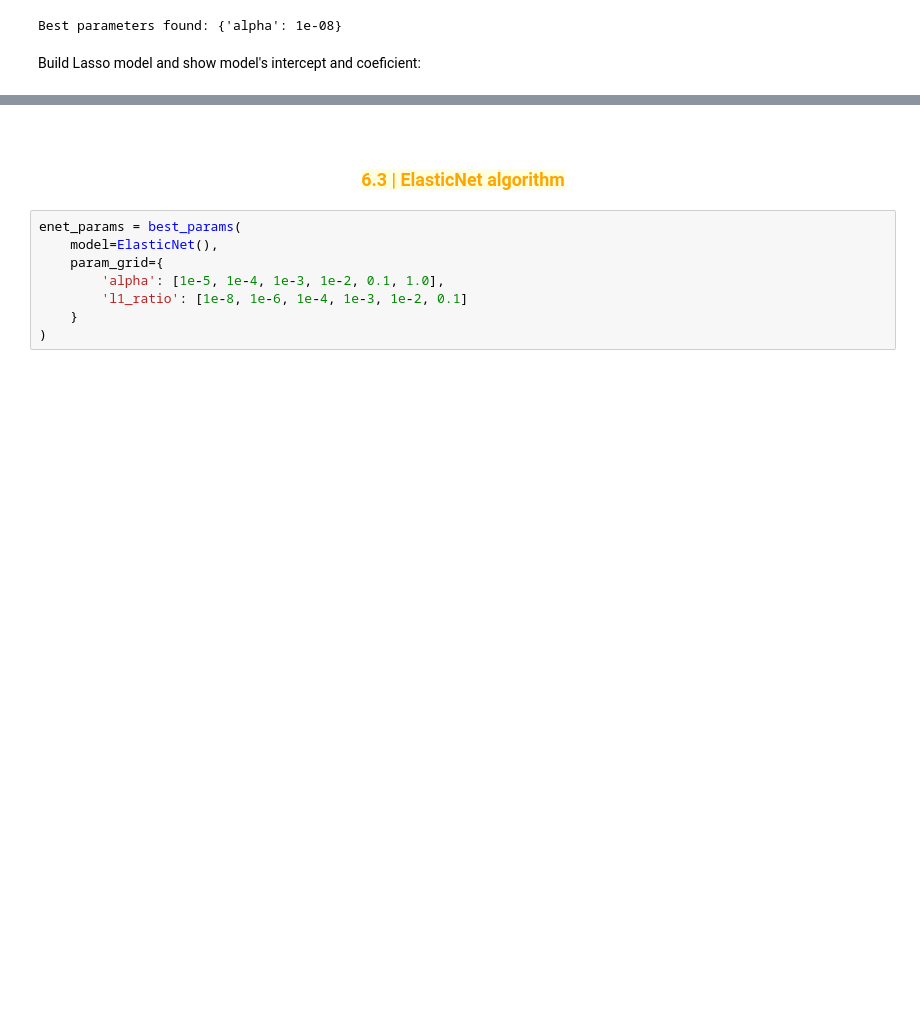
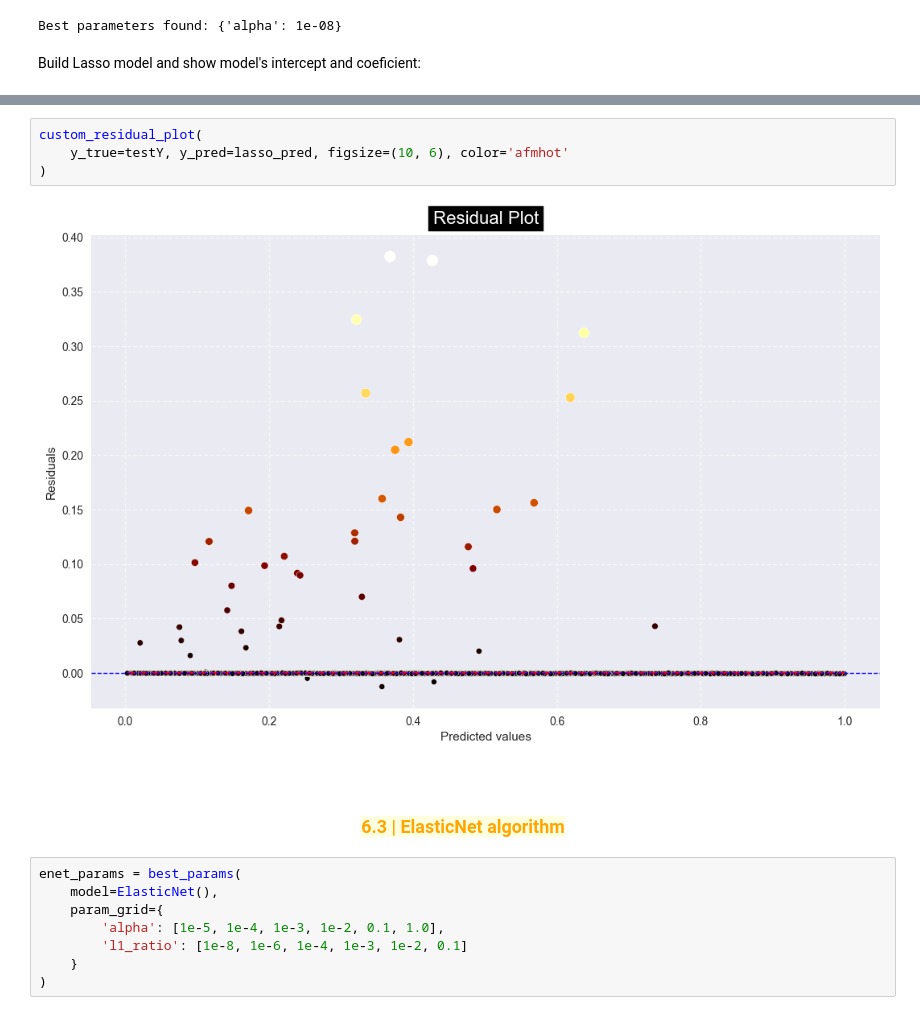
Before and after one commit to ttnghii/Machine-Learning-Basics-Models, a Jupyter notebook: supervised/linear_regression/predict_house_loan.ipynb, the cells around one changed output, grey strips where cells are left out. Cells and saved outputs as stored; diff of their text form; blank space fills up the shorter version.

```diff
--- a/supervised/linear_regression/predict_house_loan.ipynb
+++ b/supervised/linear_regression/predict_house_loan.ipynb
@@ -539,6 +534,12 @@ R2 score: 0.9983
 Model Coefficent:
 -0.001904017381538593
 Model Intercept: 0.10849901655012387
+# %%
+custom_residual_plot(
+    y_true=testY, y_pred=lasso_pred, figsize=(10, 6), color='afmhot'
+)
+# %% [output]
+[figure, added]
 # %% [markdown]
 <br>
 <h3 align='center'>
```
Also changed, not shown: parts of 10 cells of this notebook.
